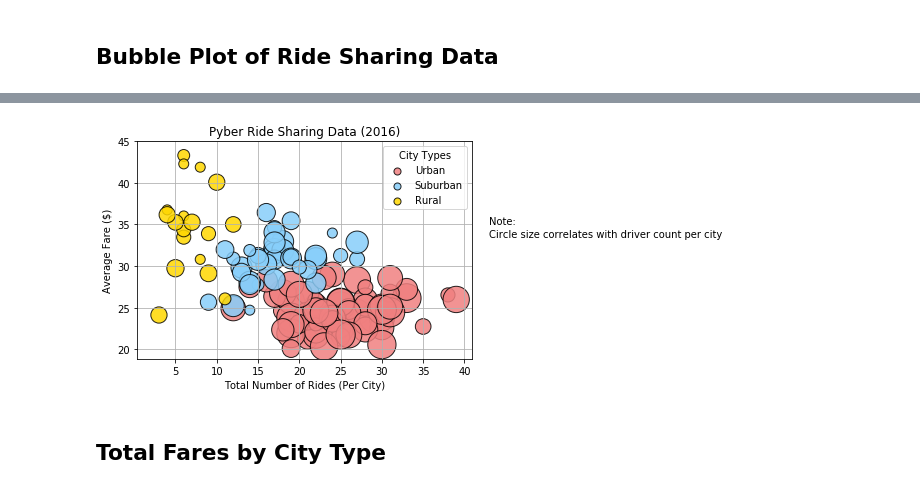
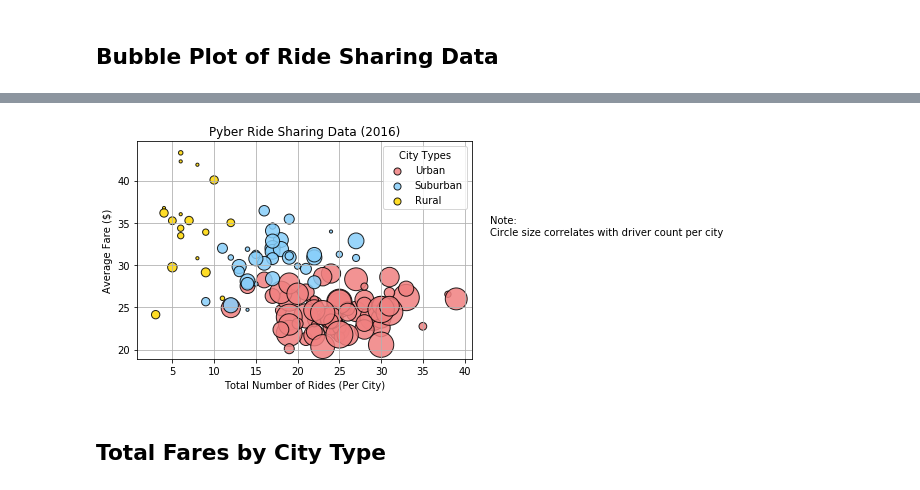
Before and after one commit to snhartje/Homework, a Jupyter notebook: 05-Matplotlib/Pyber/SHartje-05-Homework-Pyber.ipynb, the cells around one changed output, grey strips where cells are left out. Cells and saved outputs as stored; diff of their text form; code cells hidden in the pictures.

Commit message:
Minor formatting updates to graphs and comments

```diff
--- a/05-Matplotlib/Pyber/SHartje-05-Homework-Pyber.ipynb
+++ b/05-Matplotlib/Pyber/SHartje-05-Homework-Pyber.ipynb
@@ -61,41 +59,41 @@ Pyber_Summary_df.head()
 # %%
 Urban_x = Num_Rides["Urban"]
 Urban_y = Average_Fare["Urban"]
-Urban_z = np.sqrt(Num_Drivers["Urban"])*100
+Urban_z = Num_Drivers["Urban"]*10
 
 Suburban_x = Num_Rides["Suburban"]
 Suburban_y = Average_Fare["Suburban"]
-Suburban_z = np.sqrt(Num_Drivers["Suburban"])*100
+Suburban_z = Num_Drivers["Suburban"]*10
 
 Rural_x = Num_Rides["Rural"]
 Rural_y = Average_Fare["Rural"]
-Rural_z = np.sqrt(Num_Drivers["Rural"])*100
+Rural_z = Num_Drivers["Rural"]*10
 
 # Build the scatter plots for each city types
 Urban_Scatter = plt.scatter(Urban_x, Urban_y, marker="o", s=Urban_z, facecolors="lightcoral", edgecolors="black", alpha=0.85, label="Urban")
 Suburban_Scatter = plt.scatter(Suburban_x, Suburban_y, marker="o", s=Suburban_z, facecolors="lightskyblue", edgecolors="black", alpha=0.85, label="Suburban")
 Rural_Scatter = plt.scatter(Rural_x, Rural_y, marker="o", s=Rural_z, facecolors="gold", edgecolors="black", alpha=0.85, label="Rural")
 
 # Incorporate the other graph properties
 plt.grid()
 plt.title("Pyber Ride Sharing Data (2016)")
 plt.xlabel("Total Number of Rides (Per City)")
 plt.ylabel("Average Fare ($)")
 
 # Create a legend
 lgnd = plt.legend(title="City Types", loc=1, scatterpoints = 1)
 lgnd.legendHandles[0]._sizes = [50]
 lgnd.legendHandles[1]._sizes = [50]
 lgnd.legendHandles[2]._sizes = [50]
 
 # Incorporate a text label regarding circle size
 plt.text(43, 35, "Note:")
 plt.text(43, 33.5, "Circle size correlates with driver count per city")
 
 # Save Figure
 plt.savefig("PyberBubbleChart.png")
 # %% [output]
-[figure, old version]
+[figure, new version]
 # %%
 # Show plot
 plt.show()
```
Also changed, not shown: parts of 5 cells of this notebook, 1 other file.
